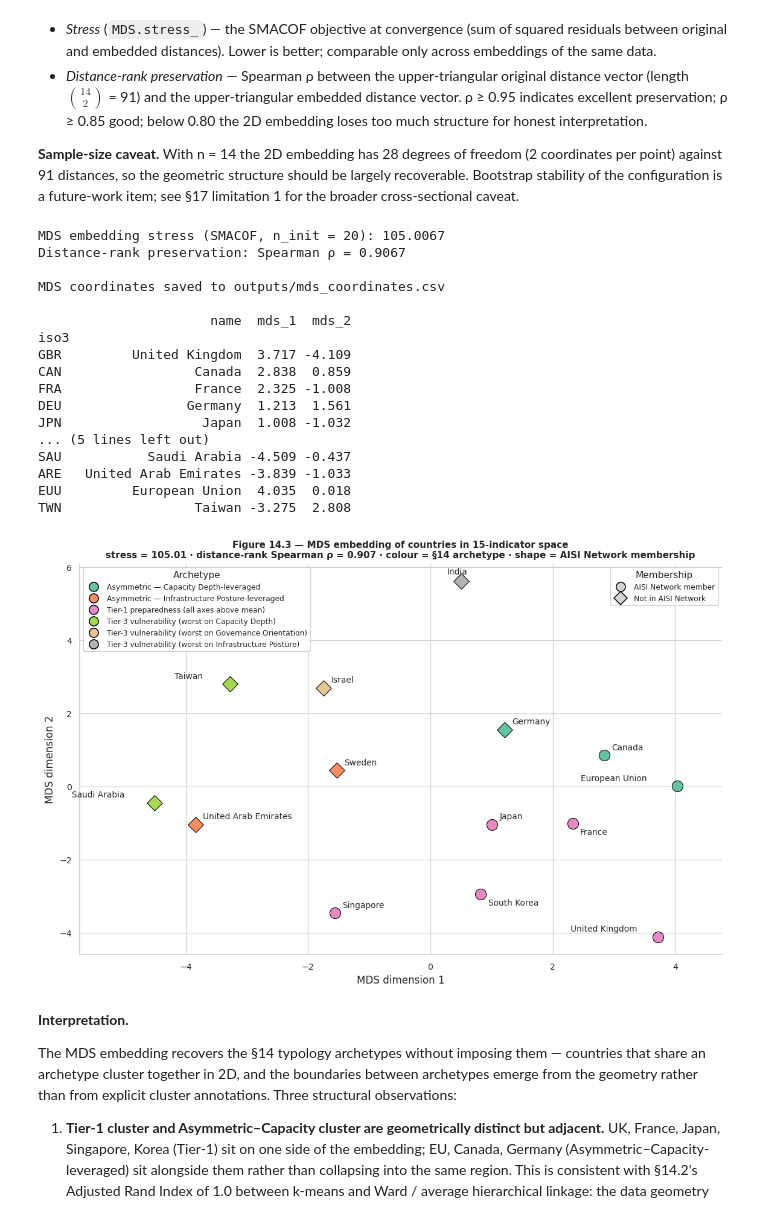
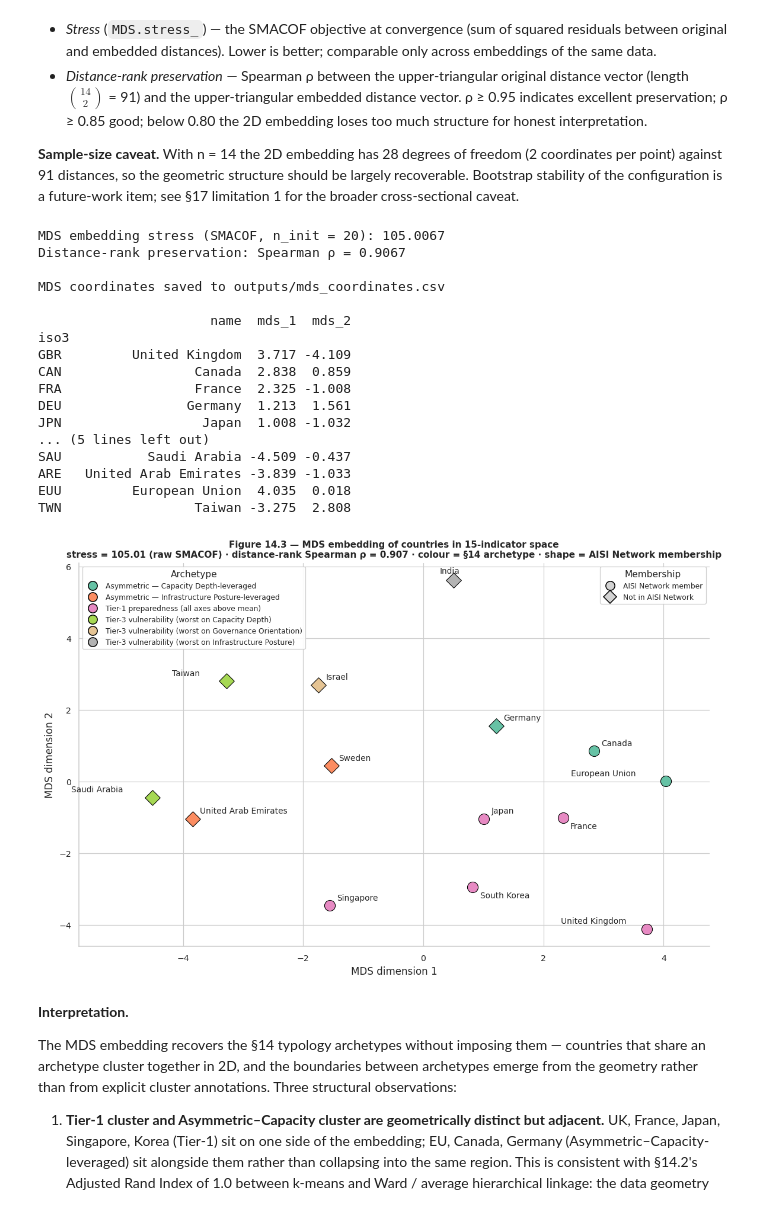
Before and after one commit to khailapvuong/middle-powers-mpapi, a Jupyter notebook: M-PAPI.ipynb, the cells around one changed output. Cells and saved outputs as stored; diff of their text form; code cells hidden in the pictures.

```diff
--- a/M-PAPI.ipynb
+++ b/M-PAPI.ipynb
@@ -510,9 +536,19 @@ def fetch_to_cache(
     content
         The response body bytes, or ``None`` if both the live fetch and the cache failed.
     status
-        One of ``"fetched_live"``, ``"cache_hit"``, or ``"unavailable"``.
+        One of ``"fetched_live"``, ``"cache_hit"``, ``"offline_cache"``,
+        or ``"unavailable"``.
     """
     cp = cache_path(cache_name)
+    # Offline mode (MPAPI_OFFLINE=1): never touch the network; read the bundled
+    # cache directly so the run is byte-stable against the shipped snapshot and
+    # upstream-versioned sources (OpenAlex Concepts, V-Dem annual releases) cannot
+    # silently change the values mid-study.
+    if OFFLINE:
+        if cp.exists():
+            return cp.read_bytes(), "offline_cache"
+        print(f"[WARN] {cache_name}: MPAPI_OFFLINE=1 but no cached copy is present.")
+        return None, "unavailable"
     try:
         r = requests.get(
             url,
@@ -1388,7 +1424,7 @@ EXTRACTIONS: dict[str, dict[str, Any]] = {
         "url": "https://oecd.ai/en/dashboards/national",
         "retrieved_date": "2026-05-06",
         "license": "OECD attribution",
-        "notes": "Authors' 0-3 rubric applied to OECD.AI dashboards; values flagged for inter-rater reliability testing.",
+        "notes": "Authors' 0-3 rubric applied to OECD.AI dashboards. Per-country strategy citations and the operational rubric are in \u00a74.9.1 (ANALYST_CODING_EVIDENCE); the interpretive 2-vs-3 boundary is stress-tested in \u00a712.8. Full multi-rater inter-rater reliability requires a second human coder (future work).",
         "requires_verification": True,
         "values": {
             "GBR": 3,
@@ -3039,10 +3159,10 @@ Visual companion to the §12.4 summary table and the Fisher-z 95% confidence int
 # %%
 # Figure 12.5 — robustness forest plot with Fisher-z 95% CIs.
 _n_juris = 14
-_se_fisher = 1.0 / np.sqrt(_n_juris - 3)
 _rob_with_ci = robustness_summary.copy()
-_rob_with_ci["ci_lo"] = np.tanh(np.arctanh(_rob_with_ci["rho"]) - 1.96 * _se_fisher)
-_rob_with_ci["ci_hi"] = np.tanh(np.arctanh(_rob_with_ci["rho"]) + 1.96 * _se_fisher)
+_ci_pairs = [spearman_fisher_ci(_r, _n_juris) for _r in _rob_with_ci["rho"]]
+_rob_with_ci["ci_lo"] = [p[0] for p in _ci_pairs]
+_rob_with_ci["ci_hi"] = [p[1] for p in _ci_pairs]
 _rob_with_ci = _rob_with_ci.sort_values("rho").reset_index(drop=True)
 
 fig, ax = plt.subplots(figsize=(11, 4.5))
@@ -3091,7 +3211,7 @@ ax.set_xlabel("Spearman ρ vs headline (literature scheme)")
 ax.set_xlim(0.65, 1.05)
 ax.set_title(
     "Figure 12.5 — Headline-ranking robustness across methodological perturbations\n"
-    f"(n = {_n_juris}; Fisher-z SE = 1/√(n−3) = {_se_fisher:.3f}; "
+    f"(n = {_n_juris}; Bonett–Wright Spearman Fisher-z 95% CIs; "
     "blue = lower CI bound clears threshold)",
     fontsize=10,
 )
@@ -3786,10 +4136,10 @@ import warnings as _warnings_mds
 _warnings_mds.filterwarnings(
     "ignore", category=FutureWarning, module="sklearn.manifold._mds"
 )
-from matplotlib.lines import Line2D as _Line2D  # noqa: E402
-from scipy.spatial.distance import pdist, squareform  # noqa: E402
-from scipy.stats import spearmanr as _spearman_mds  # noqa: E402
-from sklearn.manifold import MDS as _MDS  # noqa: E402
+from matplotlib.lines import Line2D as _Line2D
+from scipy.spatial.distance import pdist, squareform
+from scipy.stats import spearmanr as _spearman_mds
+from sklearn.manifold import MDS as _MDS
 
 # Distance matrix on z-scored indicators (NaN → column mean = 0).
 _X_mds = ind_z.fillna(0).values
@@ -3898,7 +4248,7 @@ ax.set_xlabel("MDS dimension 1", fontsize=11)
 ax.set_ylabel("MDS dimension 2", fontsize=11)
 ax.set_title(
     f"Figure 14.3 — MDS embedding of countries in 15-indicator space\n"
-    f"stress = {_mds.stress_:.2f} · distance-rank Spearman ρ = {_rho_dist:.3f} · "
+    f"stress = {_mds.stress_:.2f} (raw SMACOF) · distance-rank Spearman ρ = {_rho_dist:.3f} · "
     f"colour = §14 archetype · shape = AISI Network membership",
     fontsize=10,
 )
@@ -3957,34 +4307,34 @@ ax.legend(
     frameon=True,
     title="Membership",
     framealpha=0.92,
 )
 
 # Expand x-axis to provide room for left-edge country labels (Saudi Arabia at the leftmost data point).
 _xlim_lo, _xlim_hi = ax.get_xlim()
 ax.set_xlim(_xlim_lo - 0.8, _xlim_hi + 0.3)
 
 plt.tight_layout()
 plt.savefig(FIG_DIR / "fig14_3_mds_embedding.png")
 plt.show()
 # %% [output]
 MDS embedding stress (SMACOF, n_init = 20): 105.0067
 Distance-rank preservation: Spearman ρ = 0.9067
 
 MDS coordinates saved to outputs/mds_coordinates.csv
 
                       name  mds_1  mds_2
 iso3
 GBR         United Kingdom  3.717 -4.109
 CAN                 Canada  2.838  0.859
 FRA                 France  2.325 -1.008
 DEU                Germany  1.213  1.561
 JPN                  Japan  1.008 -1.032
 ... (5 lines left out)
 SAU           Saudi Arabia -4.509 -0.437
 ARE   United Arab Emirates -3.839 -1.033
 EUU         European Union  4.035  0.018
 TWN                 Taiwan -3.275  2.808
-[figure, old version]
+[figure, new version]
 # %% [markdown]
 **Interpretation.**
 
```
Also changed, not shown: parts of 34 cells of this notebook, 9 other files.
